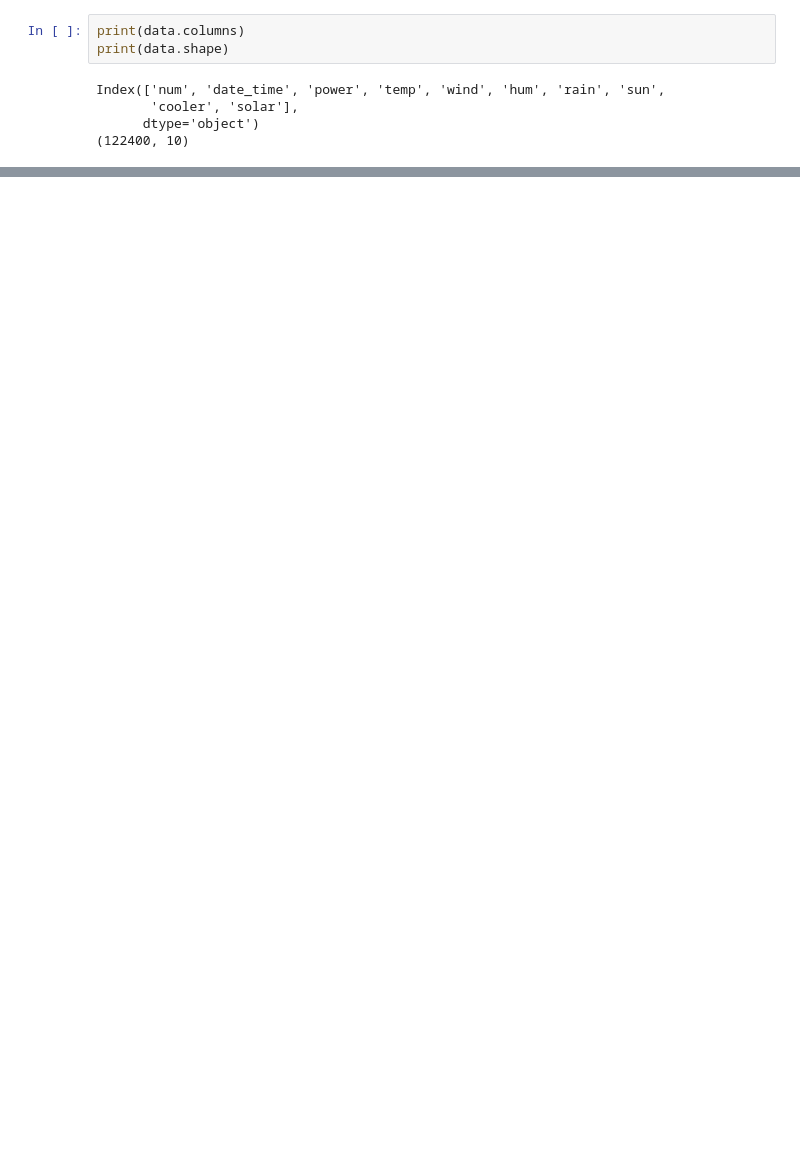
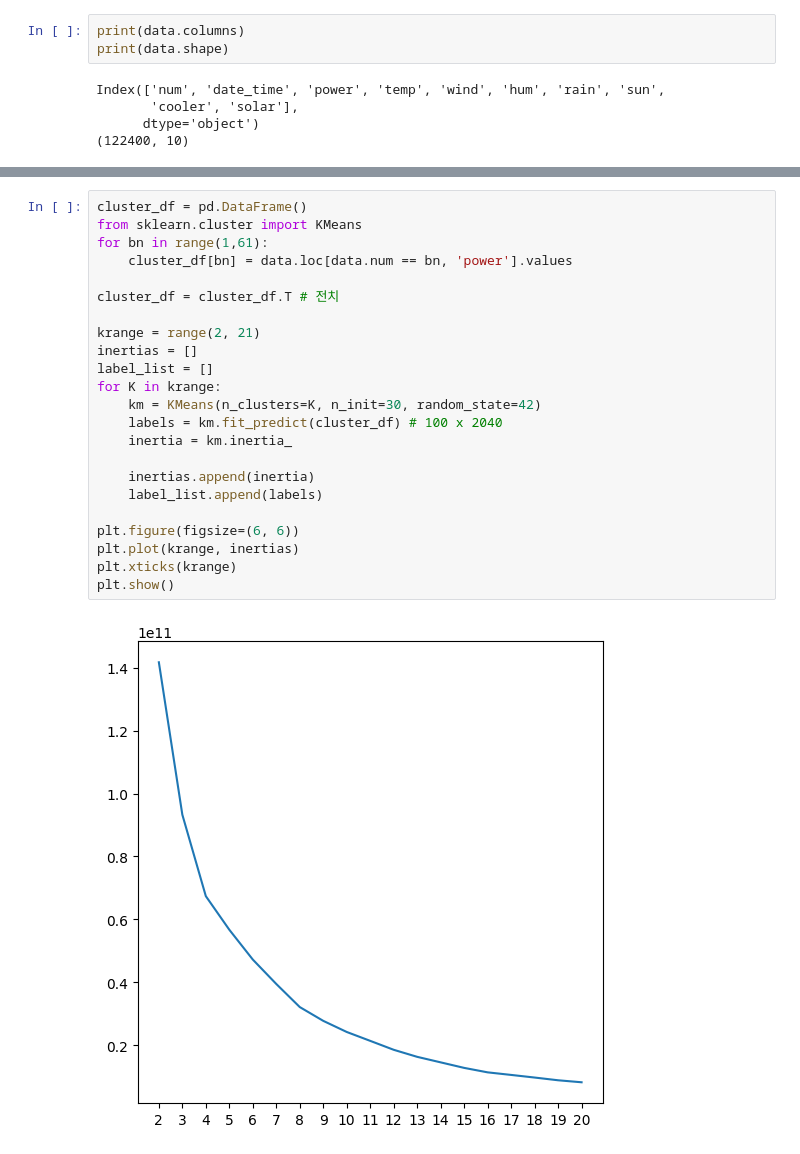
Before and after one commit to AhyeongJ/LS_Project2, a Jupyter notebook: project2.ipynb, the cells around one changed output, grey strips where cells are left out. Cells and saved outputs as stored; diff of their text form; blank space fills up the shorter version.

```diff
--- a/project2.ipynb
+++ b/project2.ipynb
@@ -56,0 +121,25 @@ max         1.000000
+# %%
+cluster_df = pd.DataFrame()
+from sklearn.cluster import KMeans
+for bn in range(1,61):
+    cluster_df[bn] = data.loc[data.num == bn, 'power'].values
+
+cluster_df = cluster_df.T # 전치
+
+krange = range(2, 21)
+inertias = []
+label_list = []
+for K in krange:
+    km = KMeans(n_clusters=K, n_init=30, random_state=42)
+    labels = km.fit_predict(cluster_df) # 100 x 2040
+    inertia = km.inertia_
+
+    inertias.append(inertia)
+    label_list.append(labels)
+
+plt.figure(figsize=(6, 6))
+plt.plot(krange, inertias)
+plt.xticks(krange)
+plt.show()
+# %% [output]
+[figure, added]
```
Also changed, not shown: parts of 10 cells of this notebook, 2 other files.
